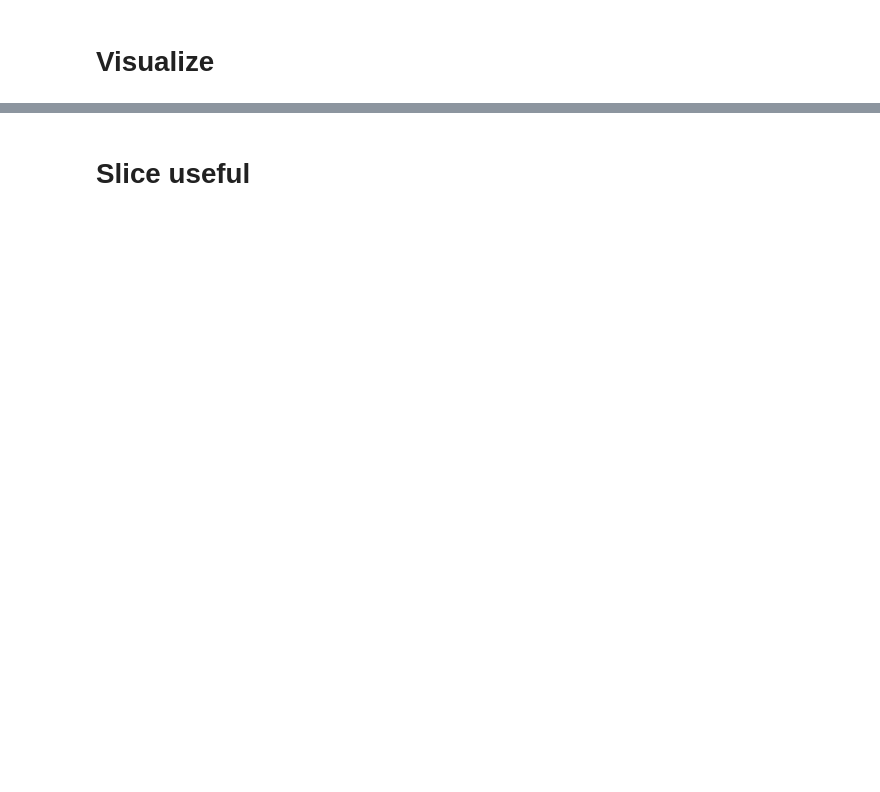
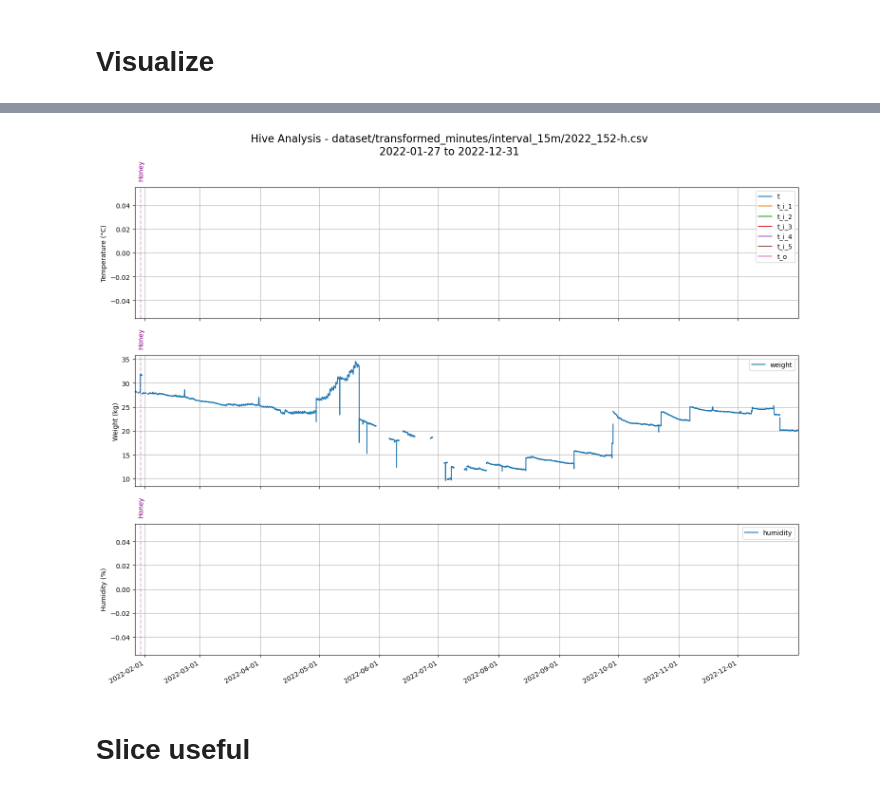
Before and after one commit to Lantain/HiveMonitor, a Jupyter notebook: insights.ipynb, the cells around one changed output, grey strips where cells are left out. Cells and saved outputs as stored; diff of their text form; code cells hidden in the pictures; blank space fills up the shorter version.

```diff
--- a/insights.ipynb
+++ b/insights.ipynb
@@ -128,3 +58,19 @@ plt.show()
+# %%
+start_date =  df.index.min()
+end_date = df.index.max()
+# start_date = pd.to_datetime('2022-11-08')
+# end_date = pd.to_datetime('2022-12-05')
+
+visualise.visualise(df, start_date, end_date, FILE, {
+    'Swarming': swarming_indexes,
+    'Queencell': queencell_indexes,
+    'Feeding': feeding_indexes,
+    'Honey': honey_indexes,
+    'Treatment': treatment_indexes,
+    'Died': died_indexes
+})
+# %% [output]
+[figure, added]
 # %% [markdown]
 # Slice useful
 # %%
```
Also changed, not shown: parts of 3 cells of this notebook, 1 other file.
